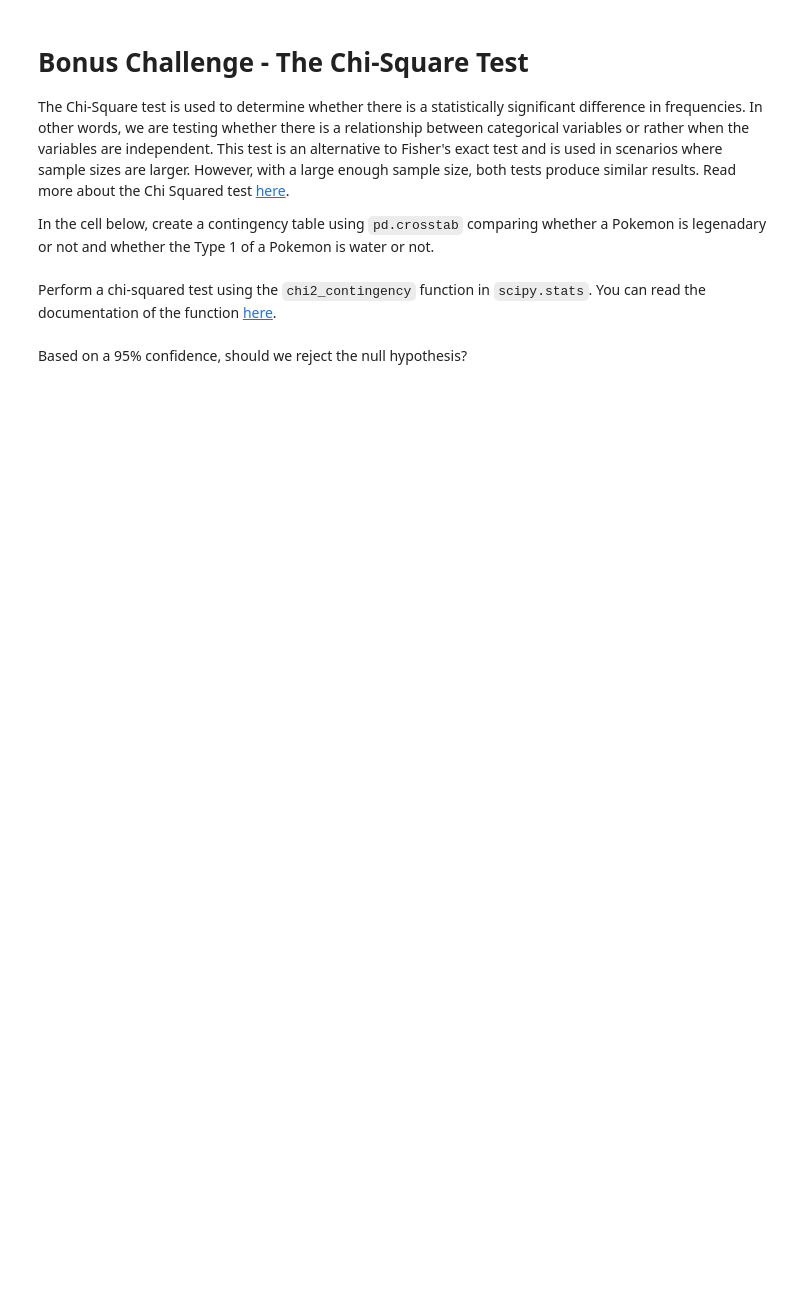
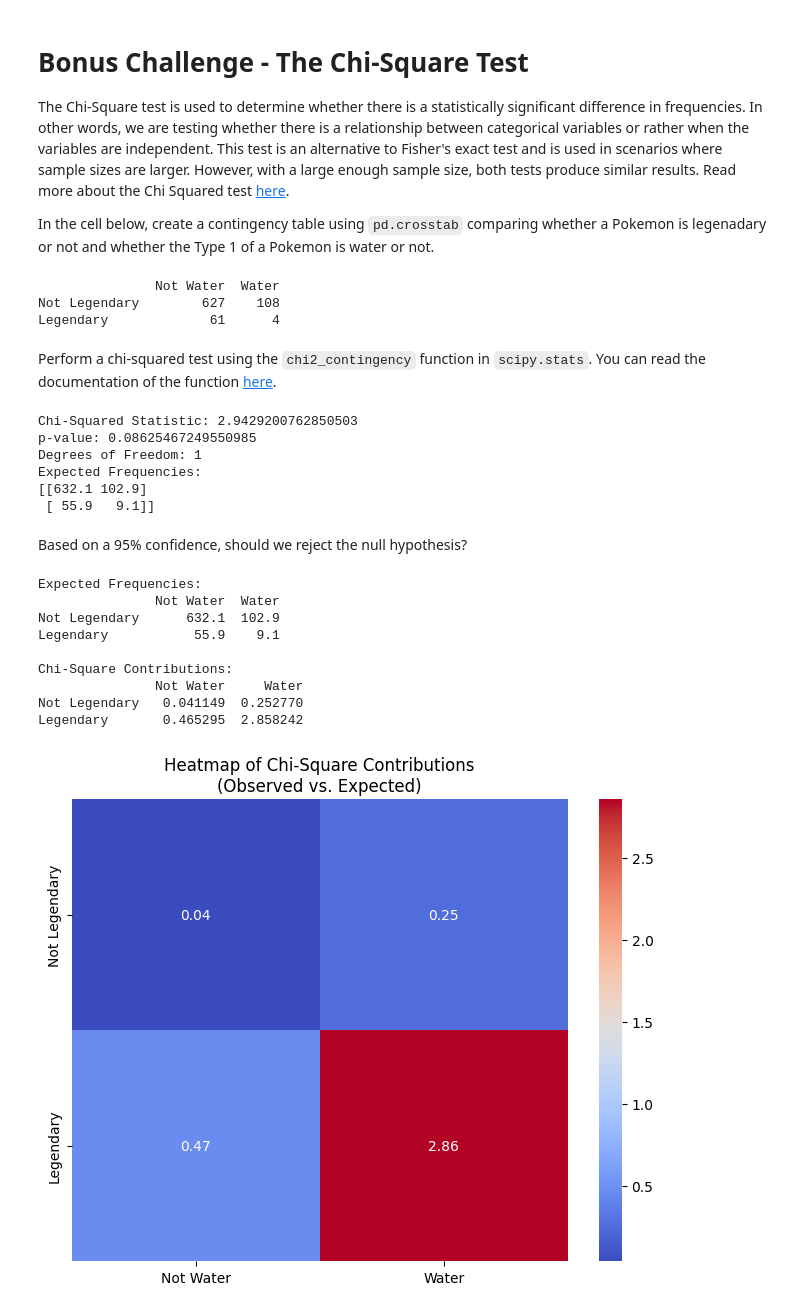
Before and after one commit to ironhack-labs/lab-two-sample-hypothesis-tests, a Jupyter notebook: your-code/main.ipynb, the cells around one changed output. Saved outputs shown, nothing was run; the diff lists cells and outputs as text; code cells hidden in the pictures; blank space fills up the shorter version.

```diff
--- a/your-code/main.ipynb
+++ b/your-code/main.ipynb
@@ -90,2 +191,19 @@ In the cell below, create a contingency table using `pd.crosstab` comparing whet
+# %%
+# Your code here:
+contingency_table = pd.crosstab(
+    pokemon['Legendary'],
+    pokemon['Type 1'] == 'Water',
+    rownames=['Legendary'],
+    colnames=['Type 1 is Water']
+)
+
+contingency_table.columns = ['Not Water', 'Water']
+contingency_table.index = ['Not Legendary', 'Legendary']
+
+print(contingency_table)
+# %% [output]
+               Not Water  Water
+Not Legendary        627    108
+Legendary             61      4
 # %% [markdown]
 Perform a chi-squared test using the `chi2_contingency` function in `scipy.stats`. You can read the documentation of the function [here](https://docs.scipy.org/doc/scipy-0.15.1/reference/generated/scipy.stats.chi2_contingency.html).
@@ -94,2 +210,18 @@ Perform a chi-squared test using the `chi2_contingency` function in `scipy.stats
+# %%
+# Your code here:
+chi2, p, dof, expected = st.chi2_contingency(contingency_table)
+
+print("\nChi-Squared Statistic:", chi2)
+print("p-value:", p)
+print("Degrees of Freedom:", dof)
+print("Expected Frequencies:")
+print(expected)
+# %% [output]
+Chi-Squared Statistic: 2.9429200762850503
+p-value: 0.08625467249550985
+Degrees of Freedom: 1
+Expected Frequencies:
+[[632.1 102.9]
+ [ 55.9   9.1]]
 # %% [markdown]
 Based on a 95% confidence, should we reject the null hypothesis?
@@ -97,0 +231,31 @@ Based on a 95% confidence, should we reject the null hypothesis?
+# %%
+import seaborn as sns
+import matplotlib.pyplot as plt
+
+expected_df = pd.DataFrame(expected, index=contingency_table.index, columns=contingency_table.columns)
+
+
+contrib = (contingency_table - expected_df) ** 2 / expected_df
+
+contrib_df = pd.DataFrame(contrib, index=contingency_table.index, columns=contingency_table.columns)
+
+print("\nExpected Frequencies:")
+print(expected_df)
+print("\nChi-Square Contributions:")
+print(contrib_df)
+
+plt.figure(figsize=(8, 6))
+sns.heatmap(contrib_df, annot=True, fmt=".2f", cmap="coolwarm")
+plt.title("Heatmap of Chi-Square Contributions\n(Observed vs. Expected)")
+plt.show()
+# %% [output]
+Expected Frequencies:
+               Not Water  Water
+Not Legendary      632.1  102.9
+Legendary           55.9    9.1
+
+Chi-Square Contributions:
+               Not Water     Water
+Not Legendary   0.041149  0.252770
+Legendary       0.465295  2.858242
+[figure, added]
```
Also changed, not shown: parts of 30 cells of this notebook.
